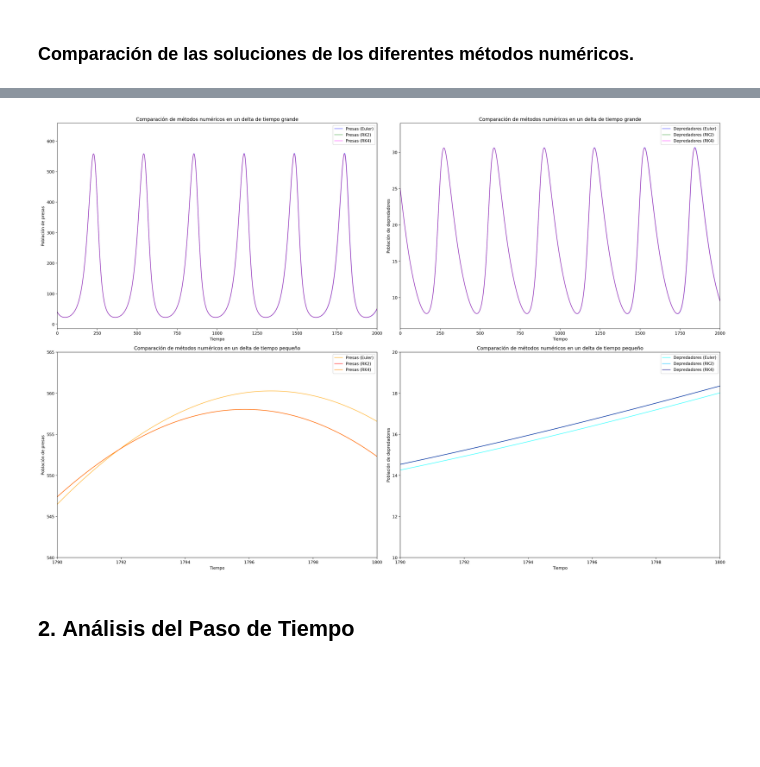
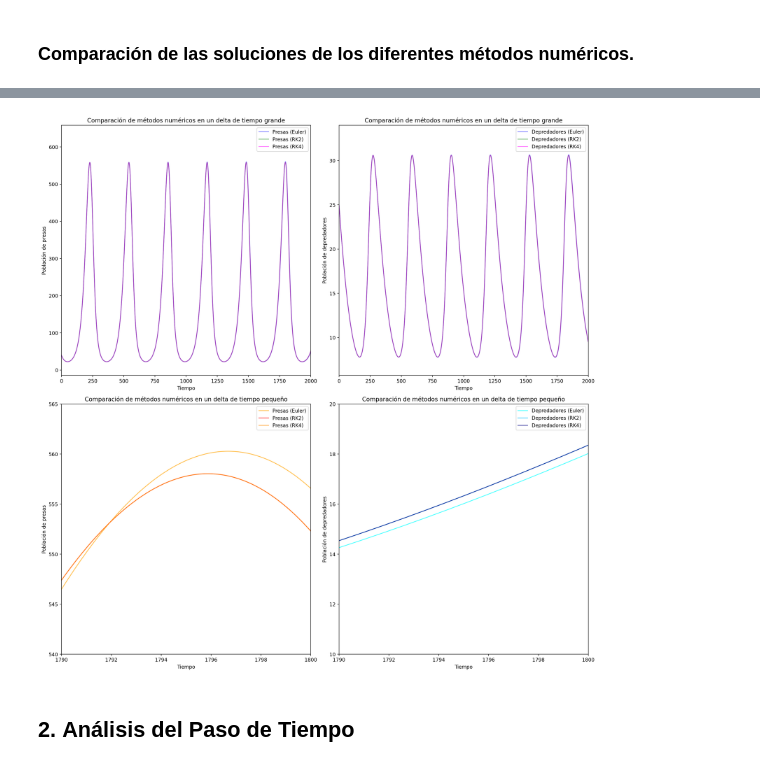
Before and after one commit to Ferzamora053/Tareas-FisComp, a Jupyter notebook: Tarea1_FZ.ipynb, the cells around one changed output, grey strips where cells are left out. Cells and saved outputs as stored; diff of their text form; code cells hidden in the pictures; blank space fills up the shorter version.

```diff
--- a/Tarea1_FZ.ipynb
+++ b/Tarea1_FZ.ipynb
@@ -231,5 +236,5 @@ plt.show();
 # %%
-plt.figure(figsize=(24, 16))
+plt.figure(figsize=(16, 16))
 
 plt.subplot(2, 2, 1)
 plt.plot(times_eu, prey_eu, label='Presas (Euler)', color='blue', alpha=0.5)
@@ -250,34 +255,34 @@ plt.xlim(0, 2_000)
 plt.ylabel('Población de depredadores')
 plt.legend(loc='upper right')
 plt.title('Comparación de métodos numéricos en un delta de tiempo grande')
 
 plt.subplot(2, 2, 3)
 plt.plot(times_eu, prey_eu, label='Presas (Euler)', color='orange', alpha=0.7)
 plt.plot(times_rk2, prey_rk2, label='Presas (RK2)', color='red', alpha=0.7)
 plt.plot(times_rk4, prey_rk4, label='Presas (RK4)', color='darkorange', alpha=0.7)
 plt.xlabel('Tiempo')
 plt.xlim(1_790, 1_800)
 plt.ylabel('Población de presas')
 plt.ylim(540, 565)
 plt.yticks(np.arange(540, 566, 5))
 plt.legend(loc='upper right')
 plt.title('Comparación de métodos numéricos en un delta de tiempo pequeño')
 
 plt.subplot(2, 2, 4)
 plt.plot(times_eu, predators_eu, label='Depredadores (Euler)', color='cyan', alpha=0.7)
 plt.plot(times_rk2, predators_rk2, label='Depredadores (RK2)', color='deepskyblue', alpha=0.7)
 plt.plot(times_rk4, predators_rk4, label='Depredadores (RK4)', color='navy', alpha=0.7)
 plt.xlabel('Tiempo')
 plt.xlim(1_790, 1_800)
 plt.ylabel('Población de depredadores')
 plt.ylim(10, 20)
 plt.legend(loc='upper right')
 plt.title('Comparación de métodos numéricos en un delta de tiempo pequeño')
 
 plt.tight_layout()
 plt.show();
 # %% [output]
-[figure, old version]
+[figure, new version]
 # %%
 ## Acá va a ir una killer animation donde vemos la evolución de las poblaciones a través del tiempo y cómo varían según el método numérico utilizado.
 # --- IGNORE ---
```
Also changed, not shown: parts of 5 cells of this notebook.
